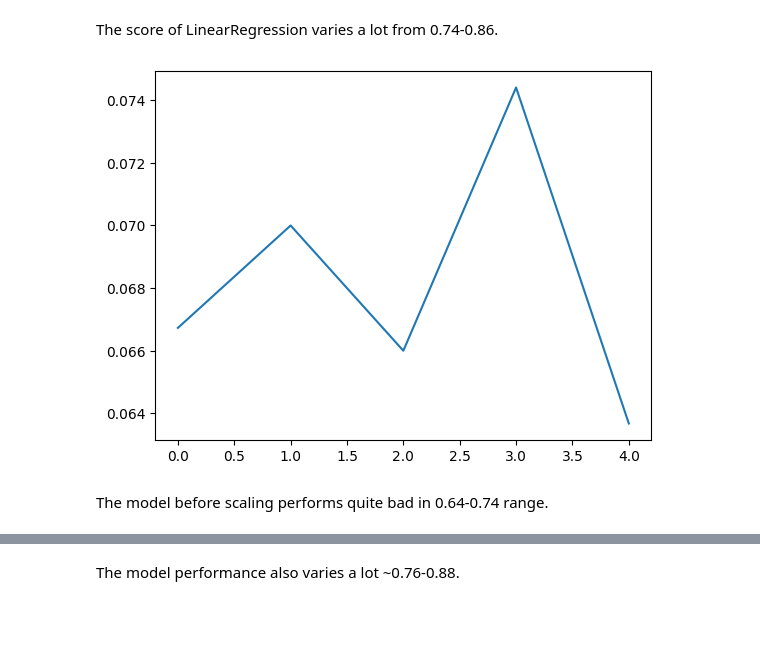
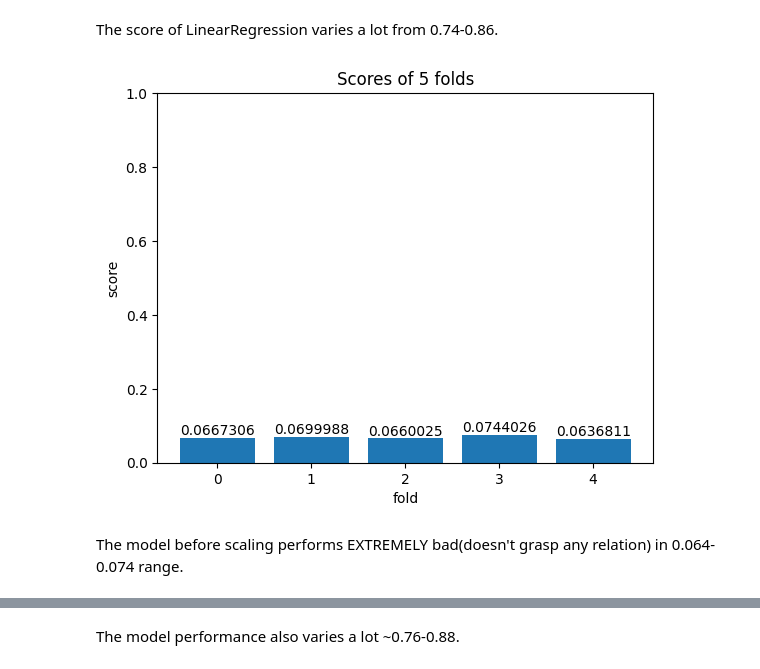
Before and after one commit to Alisizationed/sigmoid_homeworks, a Jupyter notebook: hw_15_feature_engineering/Sigmoid_HW_15.ipynb, the cells around one changed output, grey strips where cells are left out. Cells and saved outputs as stored; diff of their text form; code cells hidden in the pictures; blank space fills up the shorter version.

```diff
--- a/hw_15_feature_engineering/Sigmoid_HW_15.ipynb
+++ b/hw_15_feature_engineering/Sigmoid_HW_15.ipynb
@@ -251,14 +344,19 @@ The score of LinearRegression varies a lot from 0.74-0.86.
 # %%
 scores = []
 
 for (X_train, X_test, y_train, y_test) in zip(X_trains3, X_tests3, y_trains3, y_tests3):
   lr = LinearRegression()
   lr.fit(X_train, y_train)
   scores.append(lr.score(X_test, y_test))
 
-plt.plot(scores)
+ax = plt.bar(x=range(5), height=scores)
+plt.ylim((0,1))
+plt.bar_label(ax)
+plt.title('Scores of 5 folds')
+plt.ylabel('score')
+plt.xlabel('fold')
 plt.show()
 # %% [output]
-[figure, old version]
+[figure, new version]
 # %% [markdown]
-The model before scaling performs quite bad in 0.64-0.74 range.
+The model before scaling performs EXTREMELY bad(doesn't grasp any relation) in 0.064-0.074 range.
```
Also changed, not shown: parts of 74 cells of this notebook.
